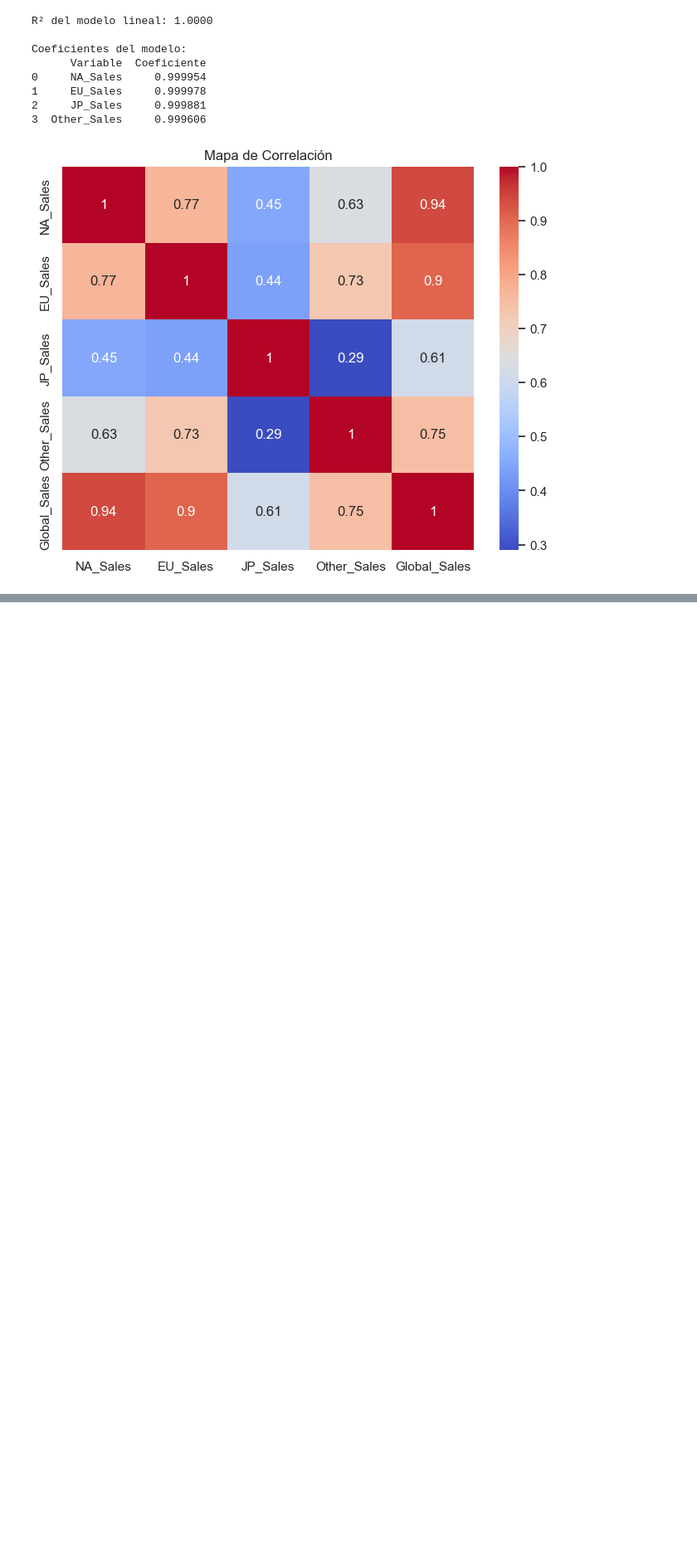
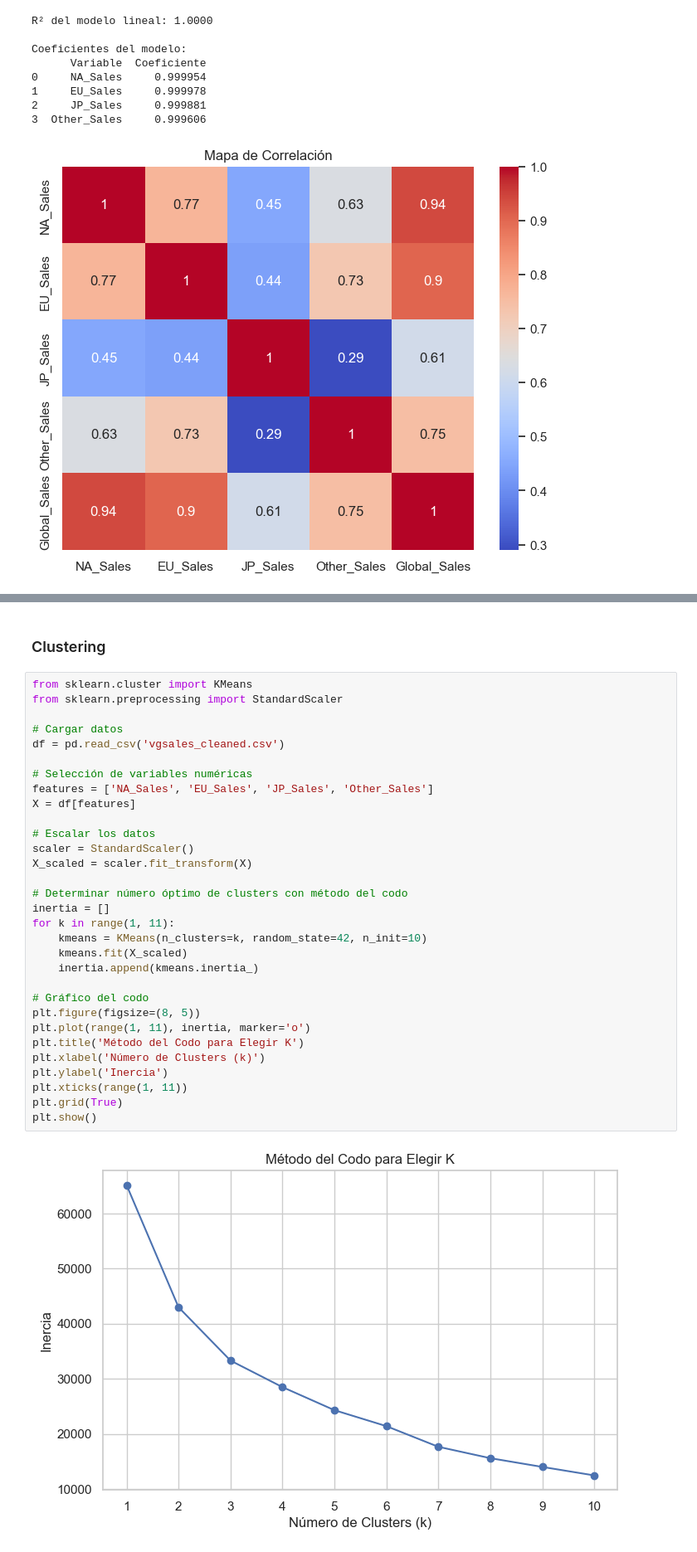
Before and after one commit to mmalexei/MineriaDeDatos1950644, a Jupyter notebook: Videogames.ipynb, the cells around one changed output, grey strips where cells are left out. Shown at 83% size. Drawn from its saved outputs; the diff is of its cells as text; blank space fills up the shorter version.

```diff
--- a/Videogames.ipynb
+++ b/Videogames.ipynb
@@ -283,0 +344,35 @@ Coeficientes del modelo:
+# %% [markdown]
+### Clustering
+# %%
+from sklearn.cluster import KMeans
+from sklearn.preprocessing import StandardScaler
+
+# Cargar datos
+df = pd.read_csv('vgsales_cleaned.csv')
+
+# Selección de variables numéricas
+features = ['NA_Sales', 'EU_Sales', 'JP_Sales', 'Other_Sales']
+X = df[features]
+
+# Escalar los datos
+scaler = StandardScaler()
+X_scaled = scaler.fit_transform(X)
+
+# Determinar número óptimo de clusters con método del codo
+inertia = []
+for k in range(1, 11):
+    kmeans = KMeans(n_clusters=k, random_state=42, n_init=10)
+    kmeans.fit(X_scaled)
+    inertia.append(kmeans.inertia_)
+
+# Gráfico del codo
+plt.figure(figsize=(8, 5))
+plt.plot(range(1, 11), inertia, marker='o')
+plt.title('Método del Codo para Elegir K')
+plt.xlabel('Número de Clusters (k)')
+plt.ylabel('Inercia')
+plt.xticks(range(1, 11))
+plt.grid(True)
+plt.show()
+# %% [output]
+[figure, added]
```
Also changed, not shown: parts of 8 cells of this notebook.
